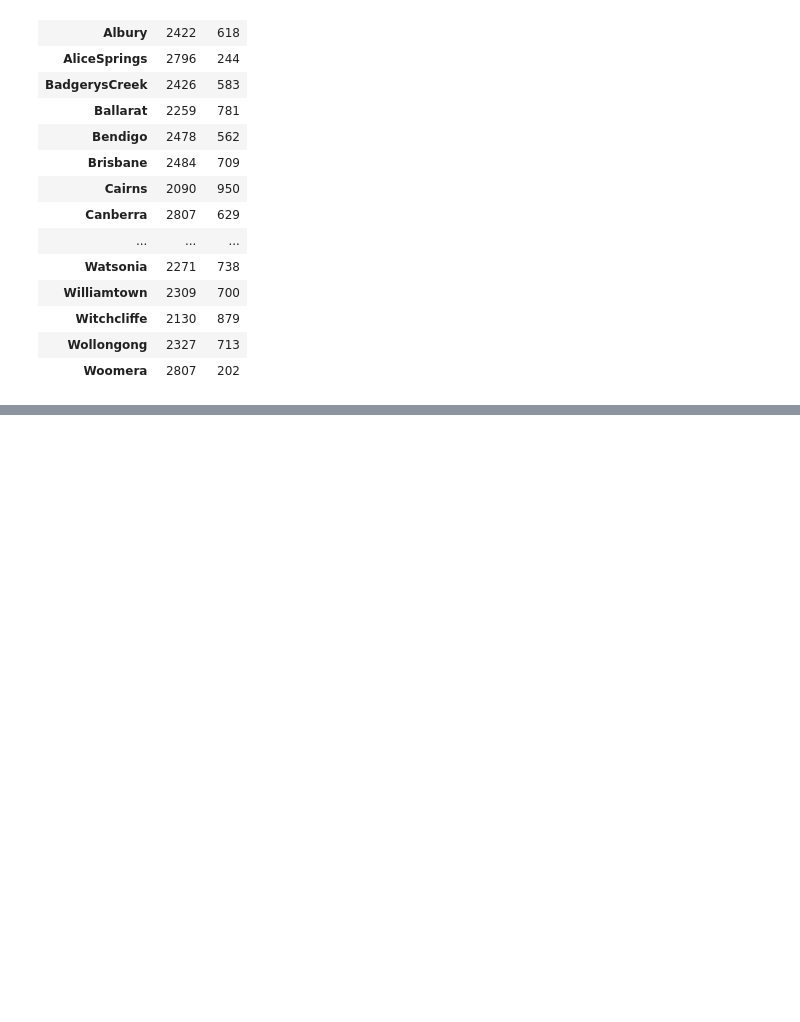
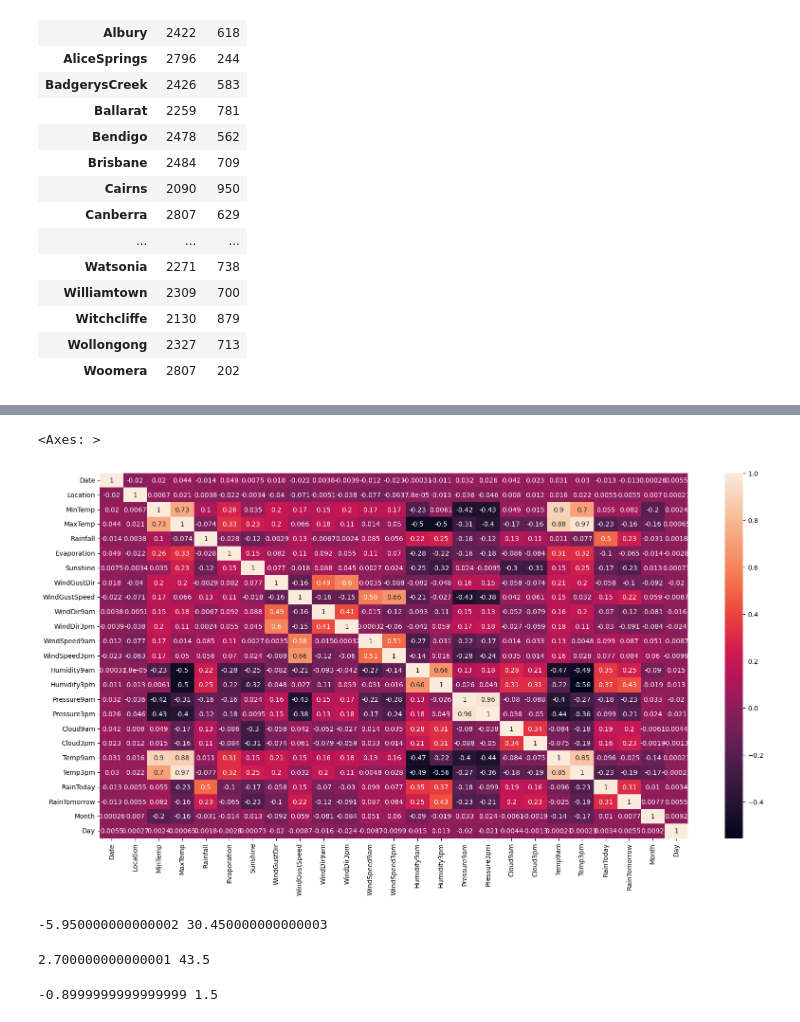
Before and after one commit to ritikbhambu/Rain_prediction, a Jupyter notebook: Rain_prediction.ipynb, the cells around one changed output, grey strips where cells are left out. Drawn from its saved outputs; the diff is of its cells as text; code cells hidden in the pictures; blank space fills up the shorter version.

```diff
--- a/Rain_prediction.ipynb
+++ b/Rain_prediction.ipynb
@@ -450,0 +527,2 @@ df.groupby(['Location'])['RainTomorrow'].value_counts().sort_values().unstack()
+# %%
+df['Location'] = df['Location'].map(locations)
@@ -450,0 +545,17 @@ df.groupby(['Location'])['RainTomorrow'].value_counts().sort_values().unstack()
+# %%
+corrmat = df.corr()
+# %%
+plt.figure(figsize= (20,10))
+sns.heatmap(corrmat,annot = True)
+# %% [output]
+<Axes: >
+[figure, added]
+# %%
+q1=df.MinTemp.quantile(0.25)
+q3=df.MinTemp.quantile(0.75)
+iqr=q3-q1
+lower=df.MinTemp.quantile(0.25)-(iqr*1.5)
+upper=df.MinTemp.quantile(0.75)+(iqr*1.5)
+print(lower,upper)
+# %% [output]
+-5.950000000000002 30.450000000000003
@@ -450,0 +565,9 @@ df.groupby(['Location'])['RainTomorrow'].value_counts().sort_values().unstack()
+# %%
+q1=df.MaxTemp.quantile(0.25)
+q3=df.MaxTemp.quantile(0.75)
+iqr=q3-q1
+lower=df.MaxTemp.quantile(0.25)-(iqr*1.5)
+upper=df.MaxTemp.quantile(0.75)+(iqr*1.5)
+print(lower,upper)
+# %% [output]
+2.700000000000001 43.5
@@ -450,0 +577,9 @@ df.groupby(['Location'])['RainTomorrow'].value_counts().sort_values().unstack()
+# %%
+q1=df.Rainfall.quantile(0.25)
+q3=df.Rainfall.quantile(0.75)
+iqr=q3-q1
+lower=df.Rainfall.quantile(0.25)-(iqr*1.5)
+upper=df.Rainfall.quantile(0.75)+(iqr*1.5)
+print(lower,upper)
+# %% [output]
+-0.8999999999999999 1.5
```
Also changed, not shown: parts of 29 cells of this notebook.
